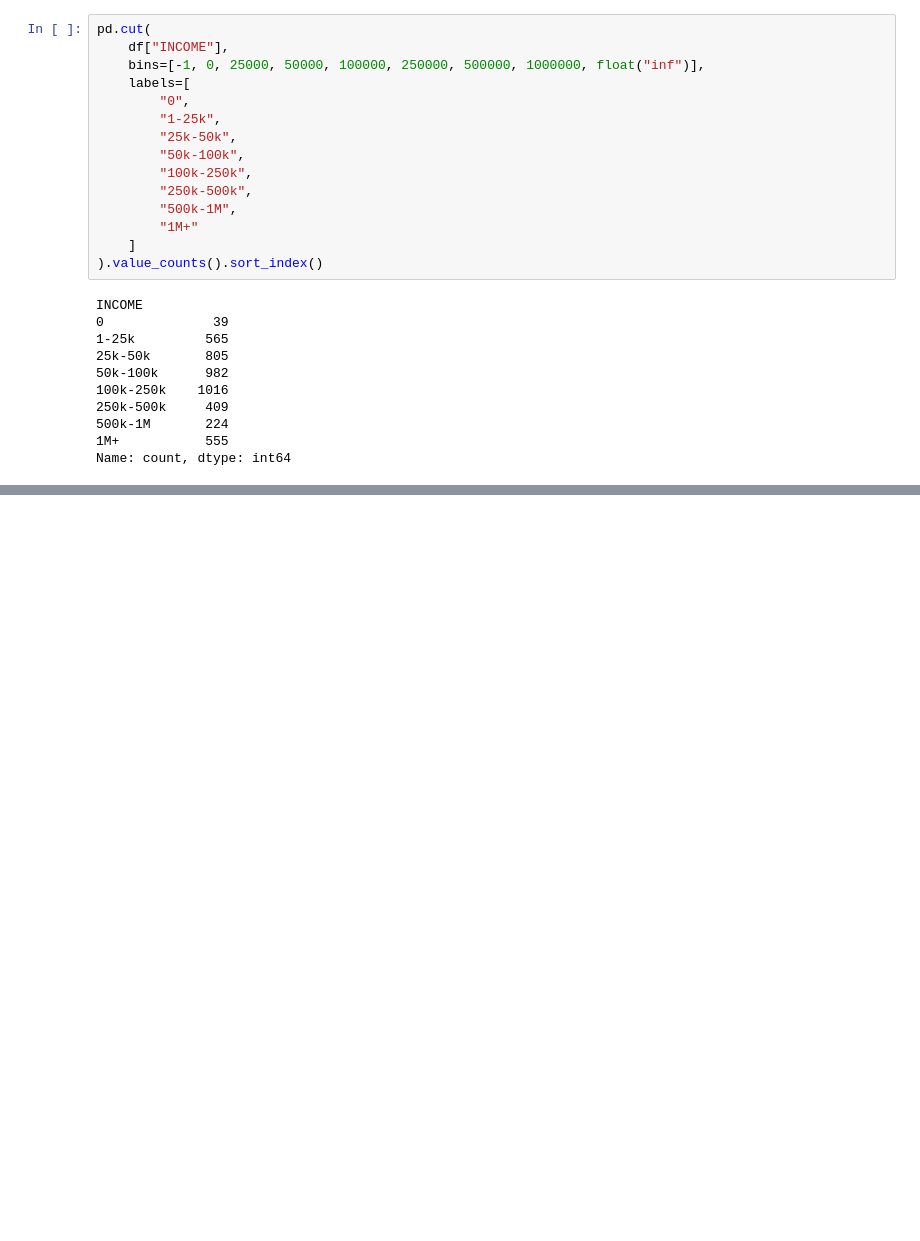
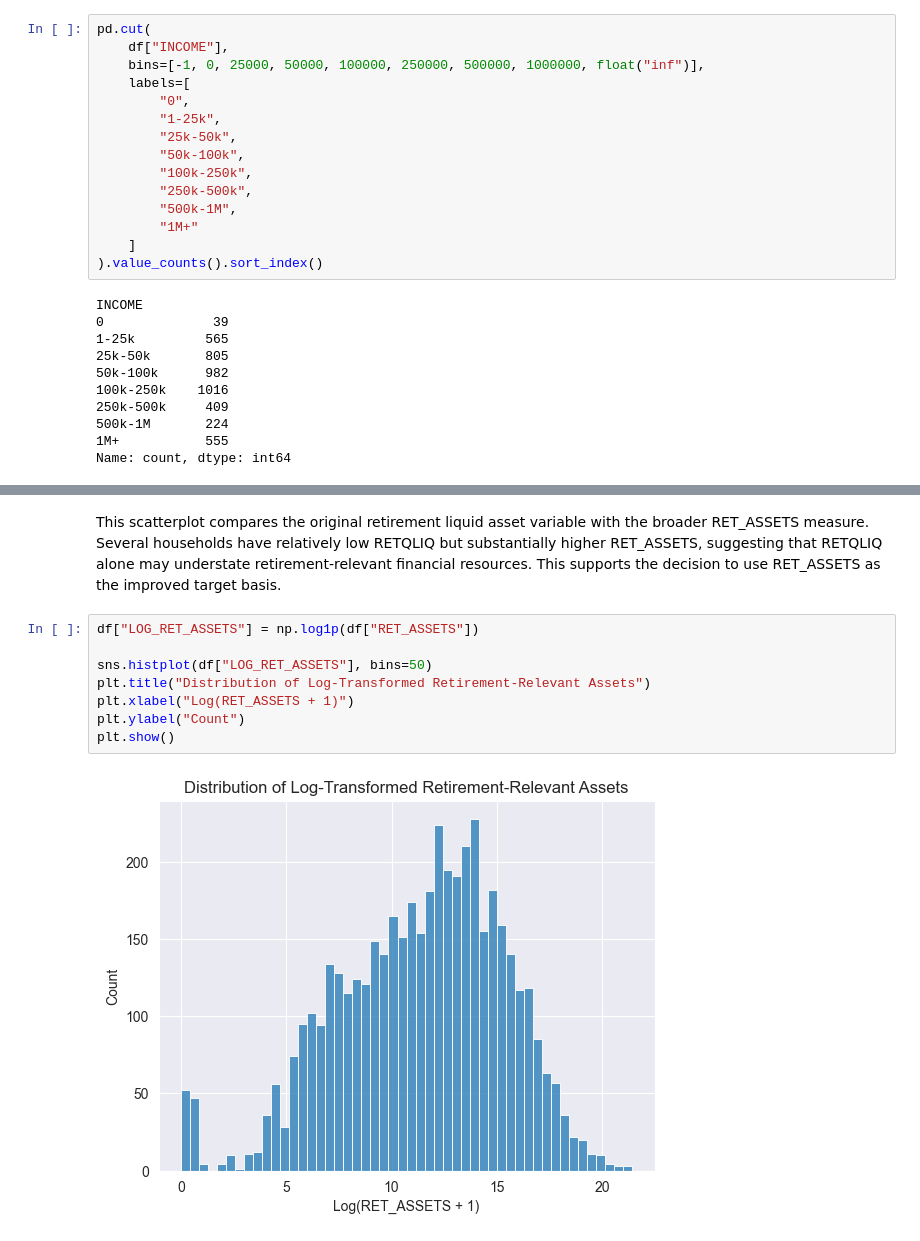
Before and after one commit to jsween/CapstoneProject, a Jupyter notebook: notebooks/02_initial_data_visualizations.ipynb, the cells around one changed output, grey strips where cells are left out. Cells and saved outputs as stored; diff of their text form; blank space fills up the shorter version.

```diff
--- a/notebooks/02_initial_data_visualizations.ipynb
+++ b/notebooks/02_initial_data_visualizations.ipynb
@@ -172,0 +181,12 @@ Name: count, dtype: int64
+# %% [markdown]
+This scatterplot compares the original retirement liquid asset variable with the broader RET_ASSETS measure. Several households have relatively low RETQLIQ but substantially higher RET_ASSETS, suggesting that RETQLIQ alone may understate retirement-relevant financial resources. This supports the decision to use RET_ASSETS as the improved target basis.
+# %%
+df["LOG_RET_ASSETS"] = np.log1p(df["RET_ASSETS"])
+
+sns.histplot(df["LOG_RET_ASSETS"], bins=50)
+plt.title("Distribution of Log-Transformed Retirement-Relevant Assets")
+plt.xlabel("Log(RET_ASSETS + 1)")
+plt.ylabel("Count")
+plt.show()
+# %% [output]
+[figure, added]
```
Also changed, not shown: parts of 3 cells of this notebook.
